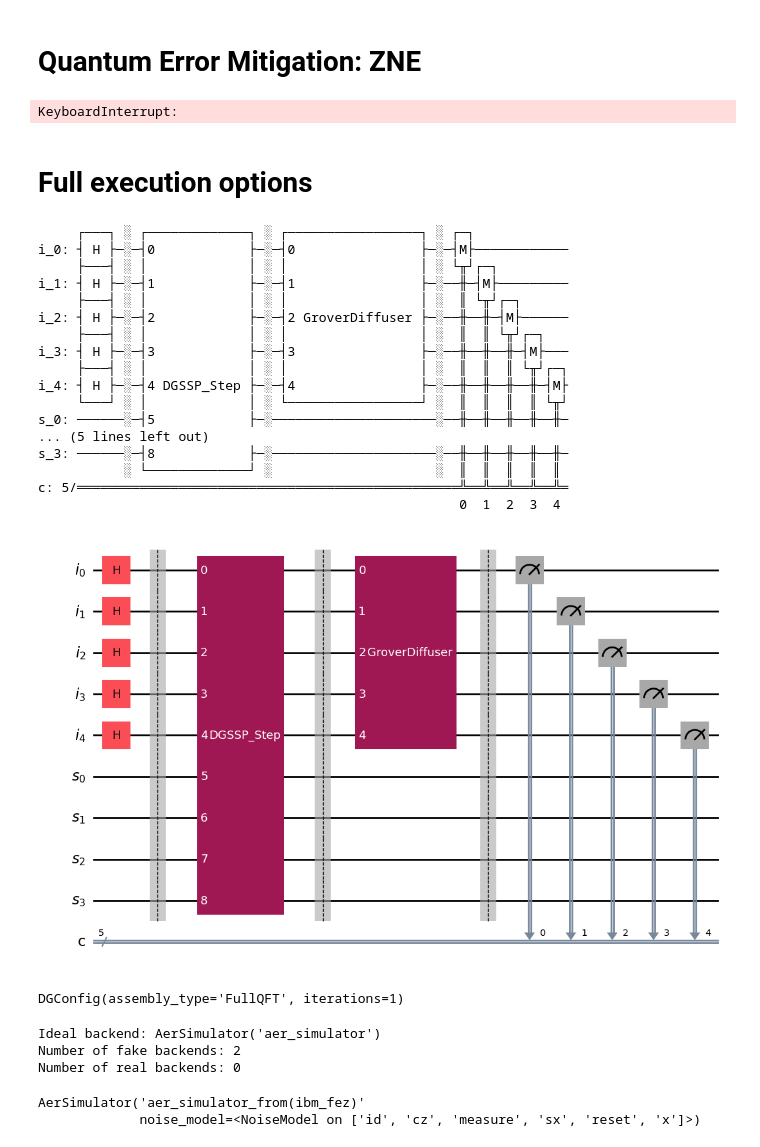
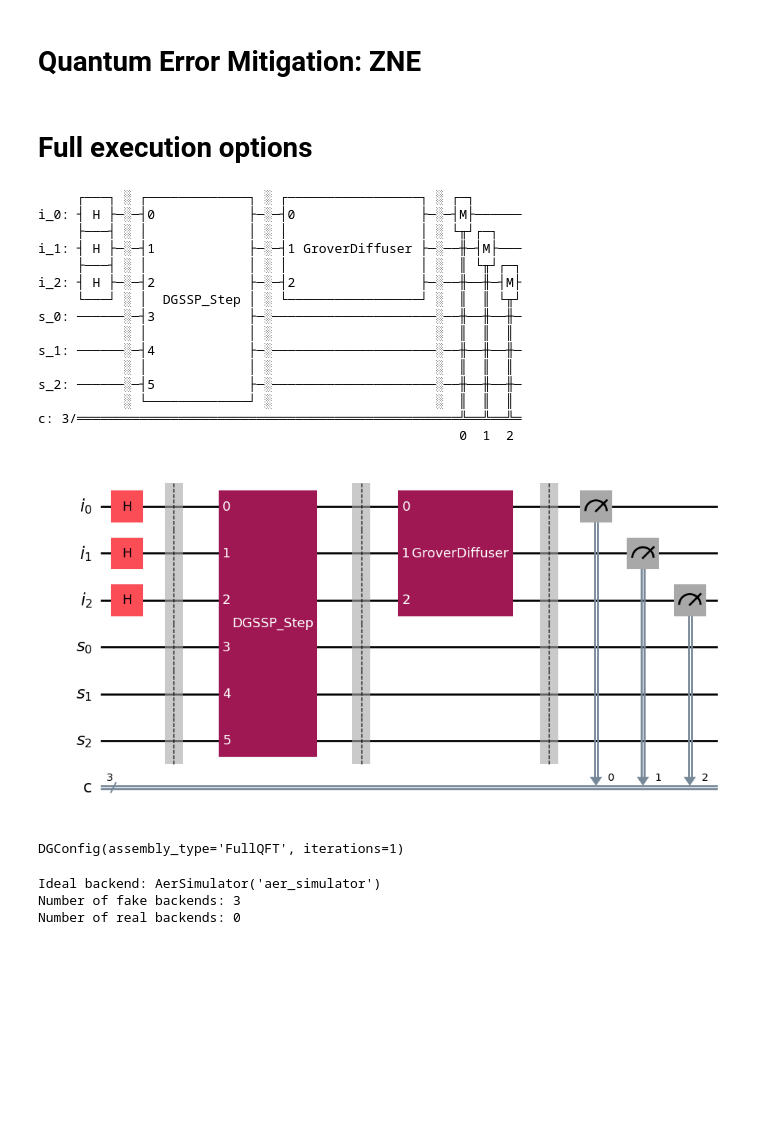
Before and after one commit to arvizu-god/dgssp, a Jupyter notebook: src/ssp/usage_example.ipynb, the cells around one changed output. Drawn from its saved outputs; the diff is of its cells as text; code cells hidden in the pictures; blank space fills up the shorter version.

```diff
--- a/src/ssp/usage_example.ipynb
+++ b/src/ssp/usage_example.ipynb
@@ -298,33 +295,5 @@ Total 2q error: 0.6177003849310204
 # %% [markdown]
 # Quantum Error Mitigation: ZNE
-# %%
-# 3) ZNE params
-zne_cfg = ZNESamplingConfig(
-    scales=[1, 3, 5],
-    shots_per_scale=5000,
-    method="linear",
-    clip=True,
-    renormalize=True,
-    seed_min=0,
-    seed_max=64,
-    optimization_level=3,
-    layout_method="sabre",
-    seed_simulator=1234,
-)
-
-# 4) Run DG-SSP with ZNE and get mitigated distribution
-p_mit = dgssp_zne_mitigated_distribution(
-    instance,
-    dg_cfg,
-    fake_backend,
-    zne_cfg,
-)
-
-from pprint import pprint
-print("Top mitigated bitstrings:")
-pprint(sorted(p_mit.items(), key=lambda kv: kv[1], reverse=True)[:10])
-# %% [output]
-KeyboardInterrupt:
 # %% [markdown]
 # Full execution options
 # %%
@@ -355,35 +324,33 @@ from ssp.execution import (
 # %%
 # 1) Define a DG-SSP instance and build the circuit
 
-instance = SubsetSumInstance(items=[1,2,3,4,5], target=8, name="toy")
+instance = SubsetSumInstance(items=[1,2,3], target=5, name="toy")
 
 dg_cfg = DGConfig(assembly_type="FullQFT", iterations=1)
 dg_solver = DGSSPSolver(dg_cfg)
 
 qc = dg_solver.build_circuit(instance)
 
 print(qc)
 display(qc.draw("mpl"))
 dg_cfg
 # %% [output]
      ┌───┐ ░ ┌─────────────┐ ░ ┌─────────────────┐ ░ ┌─┐
-i_0: ┤ H ├─░─┤0            ├─░─┤0                ├─░─┤M├────────────
+i_0: ┤ H ├─░─┤0            ├─░─┤0                ├─░─┤M├──────
      ├───┤ ░ │             │ ░ │                 │ ░ └╥┘┌─┐
-i_1: ┤ H ├─░─┤1            ├─░─┤1                ├─░──╫─┤M├─────────
+i_1: ┤ H ├─░─┤1            ├─░─┤1 GroverDiffuser ├─░──╫─┤M├───
      ├───┤ ░ │             │ ░ │                 │ ░  ║ └╥┘┌─┐
-i_2: ┤ H ├─░─┤2            ├─░─┤2 GroverDiffuser ├─░──╫──╫─┤M├──────
-     ├───┤ ░ │             │ ░ │                 │ ░  ║  ║ └╥┘┌─┐
-i_3: ┤ H ├─░─┤3            ├─░─┤3                ├─░──╫──╫──╫─┤M├───
-     ├───┤ ░ │             │ ░ │                 │ ░  ║  ║  ║ └╥┘┌─┐
-i_4: ┤ H ├─░─┤4 DGSSP_Step ├─░─┤4                ├─░──╫──╫──╫──╫─┤M├
-     └───┘ ░ │             │ ░ └─────────────────┘ ░  ║  ║  ║  ║ └╥┘
-s_0: ──────░─┤5            ├─░─────────────────────░──╫──╫──╫──╫──╫─
-... (5 lines left out)
-s_3: ──────░─┤8            ├─░─────────────────────░──╫──╫──╫──╫──╫─
-           ░ └─────────────┘ ░                     ░  ║  ║  ║  ║  ║
-c: 5/═════════════════════════════════════════════════╩══╩══╩══╩══╩═
-                                                      0  1  2  3  4
+i_2: ┤ H ├─░─┤2            ├─░─┤2                ├─░──╫──╫─┤M├
+     └───┘ ░ │  DGSSP_Step │ ░ └─────────────────┘ ░  ║  ║ └╥┘
+s_0: ──────░─┤3            ├─░─────────────────────░──╫──╫──╫─
+           ░ │             │ ░                     ░  ║  ║  ║
+s_1: ──────░─┤4            ├─░─────────────────────░──╫──╫──╫─
+           ░ │             │ ░                     ░  ║  ║  ║
+s_2: ──────░─┤5            ├─░─────────────────────░──╫──╫──╫─
+           ░ └─────────────┘ ░                     ░  ║  ║  ║
+c: 3/═════════════════════════════════════════════════╩══╩══╩═
+                                                      0  1  2
-[figure, old version]
+[figure, new version]
 DGConfig(assembly_type='FullQFT', iterations=1)
 # %%
 # 2) Helper utilities: counts→probs and solution detection
@@ -429,10 +396,8 @@ print("Number of fake backends:", len(fake_backends))
 print("Number of real backends:", len(real_backends))
 # %% [output]
 Ideal backend: AerSimulator('aer_simulator')
-Number of fake backends: 2
+Number of fake backends: 3
 Number of real backends: 0
-AerSimulator('aer_simulator_from(ibm_fez)'
-             noise_model=<NoiseModel on ['id', 'cz', 'measure', 'sx', 'reset', 'x']>)
 # %%
 # 4) Run IDEAL executor
 
```
Also changed, not shown: parts of 20 cells of this notebook, 1 other file.
